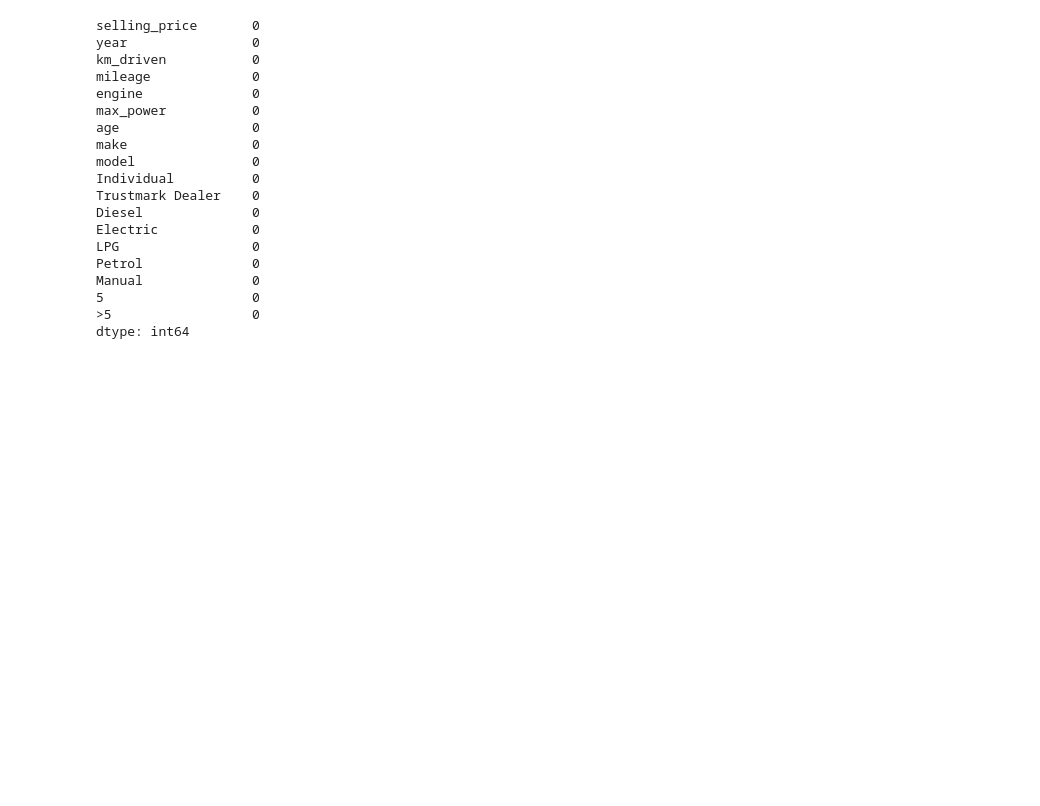
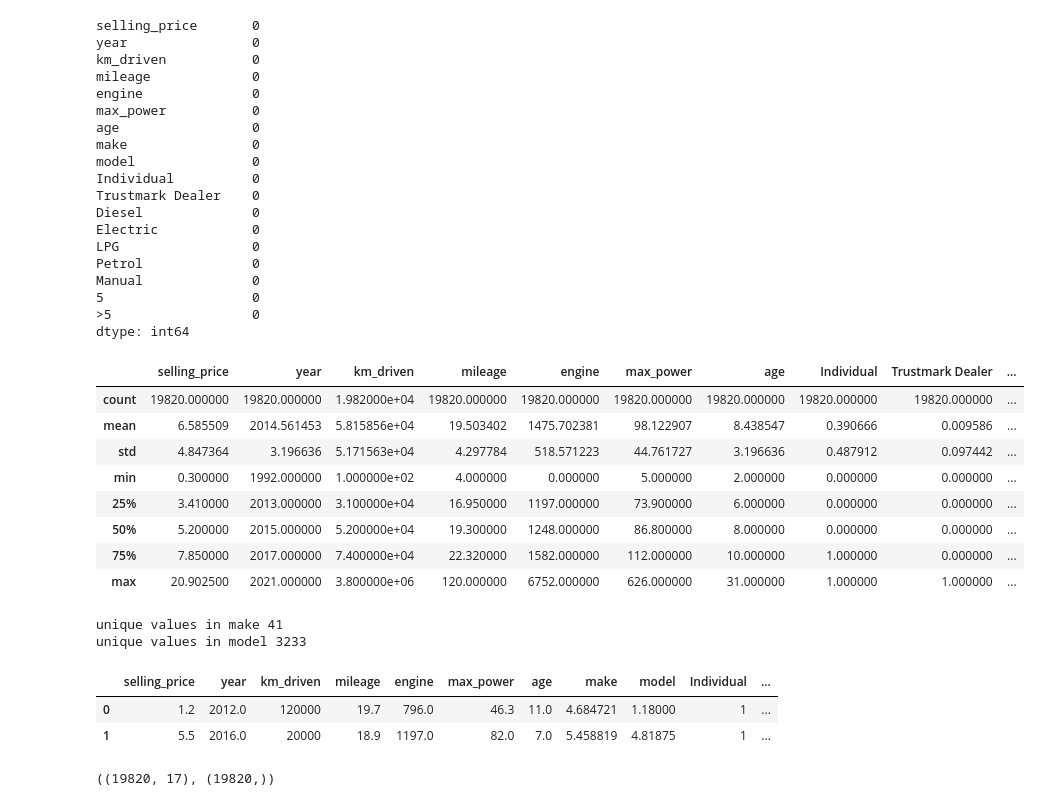
Before and after one commit to imrobin2498/Kaggle, a Jupyter notebook: cars-24-price-prediction.ipynb, the cells around one changed output. Cells and saved outputs as stored; diff of their text form; code cells hidden in the pictures; blank space fills up the shorter version.

Commit message:
Kaggle Notebook | cars_24_price_prediction | updated

```diff
--- a/cars-24-price-prediction.ipynb
+++ b/cars-24-price-prediction.ipynb
@@ -52,3 +55,39 @@ Manual              0
 5                   0
 >5                  0
 dtype: int64
+# %%
+df.describe()
+# %% [output]
+|  | selling_price | year | km_driven | mileage | engine | max_power | age | Individual | Trustmark Dealer | ... |
+| count | 19820.000000 | 19820.000000 | 1.982000e+04 | 19820.000000 | 19820.000000 | 19820.000000 | 19820.000000 | 19820.000000 | 19820.000000 | ... |
+| mean | 6.585509 | 2014.561453 | 5.815856e+04 | 19.503402 | 1475.702381 | 98.122907 | 8.438547 | 0.390666 | 0.009586 | ... |
+| std | 4.847364 | 3.196636 | 5.171563e+04 | 4.297784 | 518.571223 | 44.761727 | 3.196636 | 0.487912 | 0.097442 | ... |
+| min | 0.300000 | 1992.000000 | 1.000000e+02 | 4.000000 | 0.000000 | 5.000000 | 2.000000 | 0.000000 | 0.000000 | ... |
+| 25% | 3.410000 | 2013.000000 | 3.100000e+04 | 16.950000 | 1197.000000 | 73.900000 | 6.000000 | 0.000000 | 0.000000 | ... |
+| 50% | 5.200000 | 2015.000000 | 5.200000e+04 | 19.300000 | 1248.000000 | 86.800000 | 8.000000 | 0.000000 | 0.000000 | ... |
+| 75% | 7.850000 | 2017.000000 | 7.400000e+04 | 22.320000 | 1582.000000 | 112.000000 | 10.000000 | 1.000000 | 0.000000 | ... |
+| max | 20.902500 | 2021.000000 | 3.800000e+06 | 120.000000 | 6752.000000 | 626.000000 | 31.000000 | 1.000000 | 1.000000 | ... |
+# %%
+print('unique values in make',df['make'].nunique())
+print('unique values in model',df['model'].nunique())
+# %% [output]
+unique values in make 41
+unique values in model 3233
+# %%
+# target encoding
+
+df['make'] =  df.groupby('make')['selling_price'].transform('mean')
+df['model'] = df.groupby('model')['selling_price'].transform('mean')
+
+df.head(2)
+# %% [output]
+|  | selling_price | year | km_driven | mileage | engine | max_power | age | make | model | Individual | ... |
+| 0 | 1.2 | 2012.0 | 120000 | 19.7 | 796.0 | 46.3 | 11.0 | 4.684721 | 1.18000 | 1 | ... |
+| 1 | 5.5 | 2016.0 | 20000 | 18.9 | 1197.0 | 82.0 | 7.0 | 5.458819 | 4.81875 | 1 | ... |
+# %%
+y = df['selling_price']
+X = df.drop(columns=['selling_price'])
+
+X.shape,y.shape
+# %% [output]
+((19820, 17), (19820,))
```
Also changed, not shown: parts of 14 cells of this notebook.
